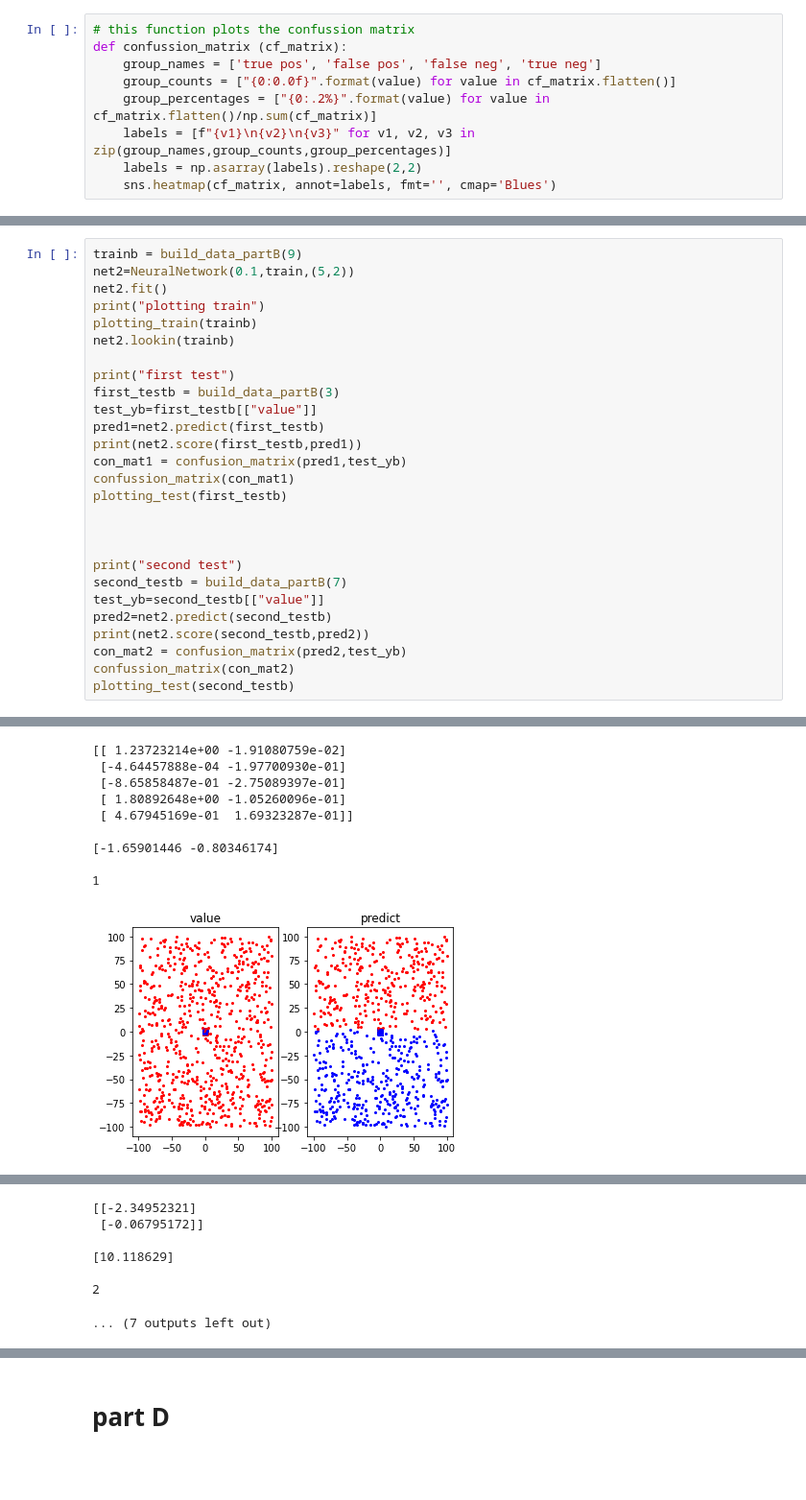
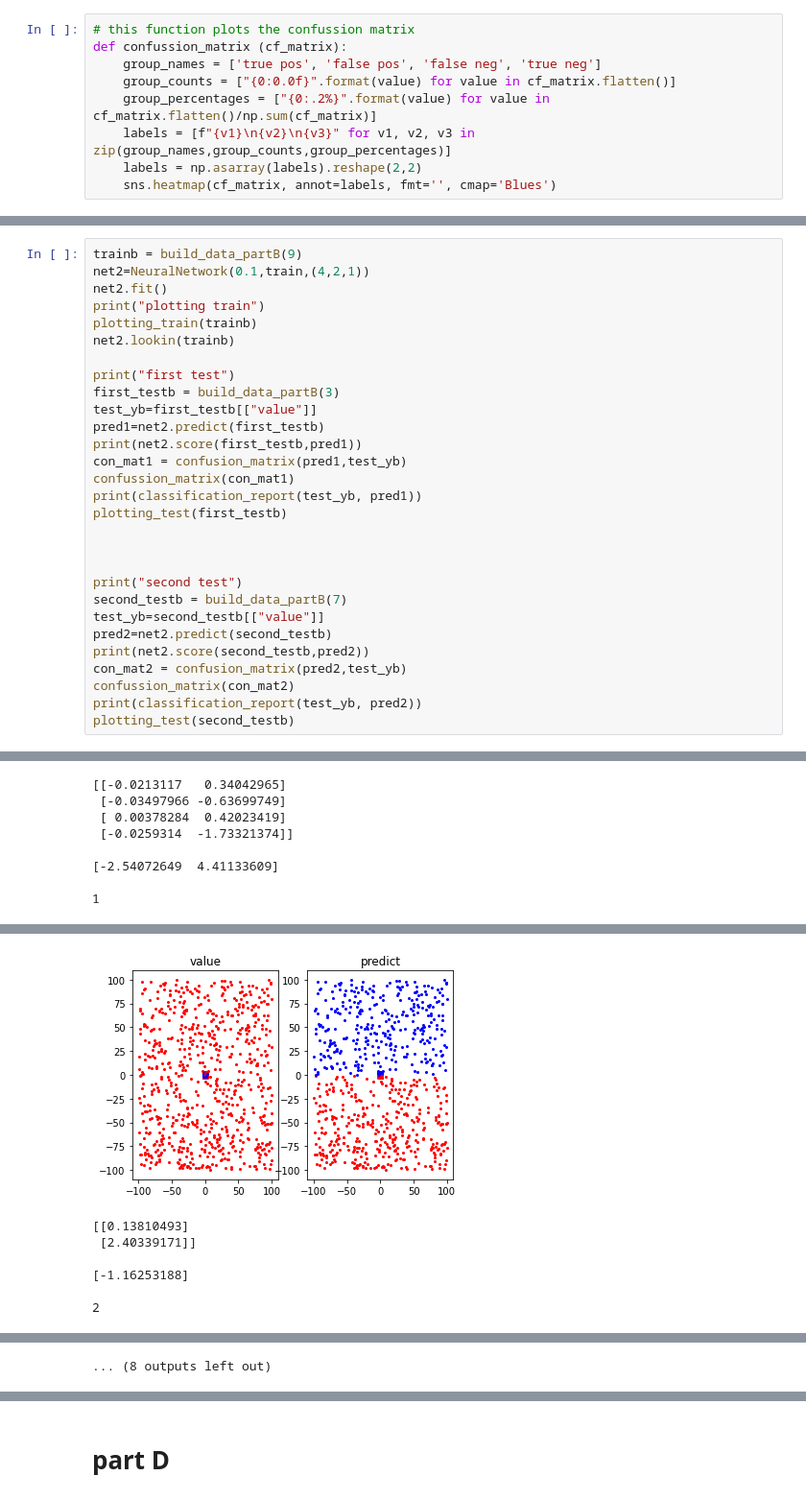
Before and after one commit to TaliaSeada/NeuroComputation_firstProject, a Jupyter notebook: C_D/C D.ipynb, the cells around one changed output, grey strips where cells are left out. Shown at 96% size. Saved outputs shown, nothing was run; the diff lists cells and outputs as text; blank space fills up the shorter version.

```diff
--- a/C_D/C D.ipynb
+++ b/C_D/C D.ipynb
@@ -411,6 +357,6 @@ net1.lookin(second_test)
 # %%
 trainb = build_data_partB(9)
-net2=NeuralNetwork(0.1,train,(5,2))
+net2=NeuralNetwork(0.1,train,(4,2,1))
 net2.fit()
 print("plotting train")
 plotting_train(trainb)
@@ -423,6 +369,7 @@ pred1=net2.predict(first_testb)
 print(net2.score(first_testb,pred1))
 con_mat1 = confusion_matrix(pred1,test_yb)
 confussion_matrix(con_mat1)
+print(classification_report(test_yb, pred1))
 plotting_test(first_testb)
 
 
@@ -434,6 +381,7 @@ pred2=net2.predict(second_testb)
 print(net2.score(second_testb,pred2))
 con_mat2 = confusion_matrix(pred2,test_yb)
 confussion_matrix(con_mat2)
+print(classification_report(test_yb, pred2))
 plotting_test(second_testb)
 # %% [output]
 plotting train
@@ -450,0 +399,8 @@ plotting train
+[[-0.0213117   0.34042965]
+ [-0.03497966 -0.63699749]
+ [ 0.00378284  0.42023419]
+ [-0.0259314  -1.73321374]]
+
+[-2.54072649  4.41133609]
+
+1
@@ -452,10 +408,7 @@ plotting train
-[[ 1.23723214e+00 -1.91080759e-02]
- [-4.64457888e-04 -1.97700930e-01]
- [-8.65858487e-01 -2.75089397e-01]
- [ 1.80892648e+00 -1.05260096e-01]
- [ 4.67945169e-01  1.69323287e-01]]
-
-[-1.65901446 -0.80346174]
-
-1
-[figure, old version]
+[figure, new version]
+[[0.13810493]
+ [2.40339171]]
+
+[-1.16253188]
+
+2
@@ -463,10 +416,4 @@ plotting train
-[[-2.34952321]
- [-0.06795172]]
-
-[10.118629]
-
-2
-... (7 outputs left out)
+... (8 outputs left out)
 # %%
 net2.lookin(first_testb)
 # %% [output]
```
Also changed, not shown: parts of 15 cells of this notebook.
